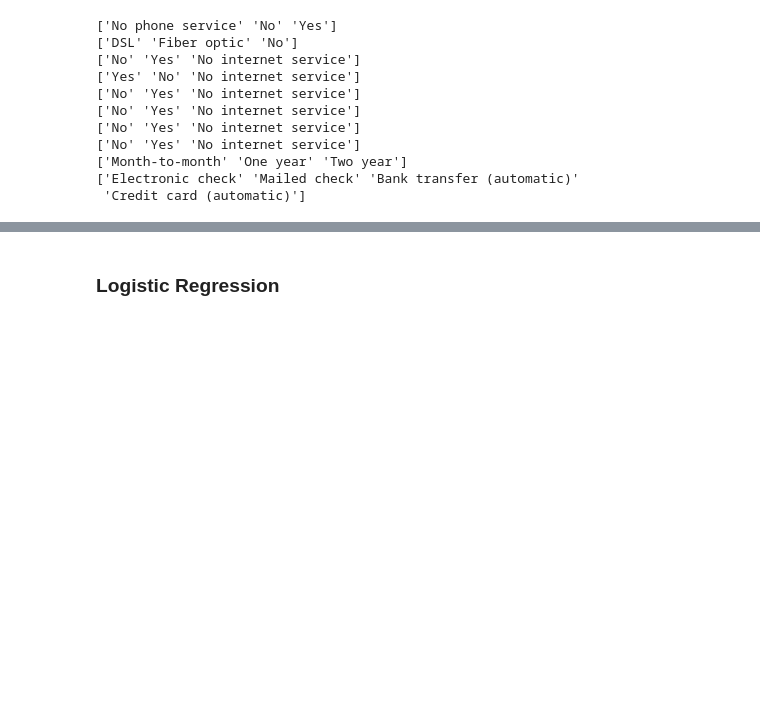
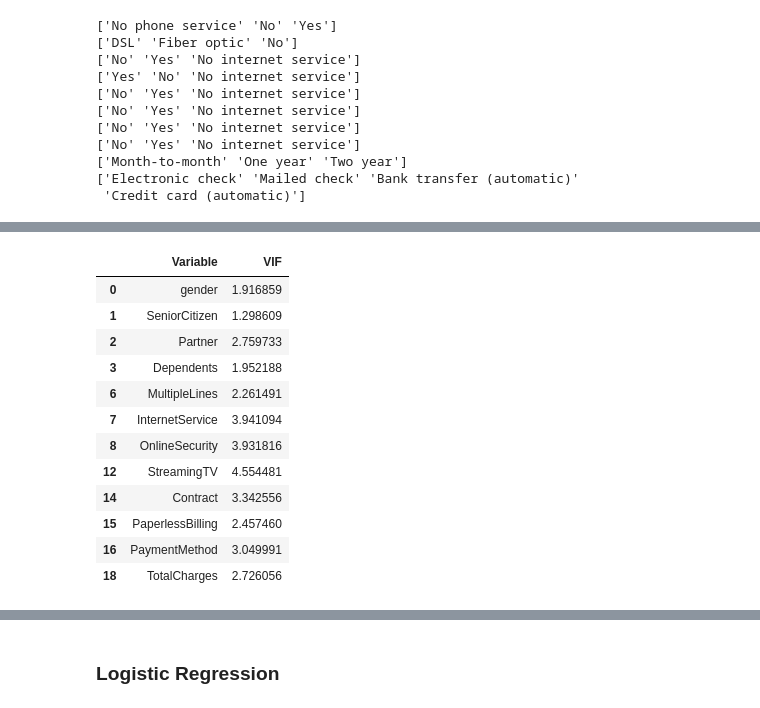
Before and after one commit to yn785/Telco-Churn, a Jupyter notebook: churn.ipynb, the cells around one changed output, grey strips where cells are left out. Drawn from its saved outputs; the diff is of its cells as text; code cells hidden in the pictures; blank space fills up the shorter version.

```diff
--- a/churn.ipynb
+++ b/churn.ipynb
@@ -112 +142,32 @@ churn_data
+# %%
+def calc_vif(X):
+    numeric_data = X.select_dtypes(include=[np.number])
+    # Calculating VIF
+    vif = pd.DataFrame()
+    vif["Variable"] = X.columns
+    vif["VIF"] = [variance_inflation_factor(X.values, i) for i in range(X.shape[1])]
+
+    while vif['VIF'].max() >= 5:
+        max_vif_index = vif['VIF'].idxmax()
+        max_vif_variable = vif.loc[max_vif_index, 'Variable']
+        X = X.drop(columns=[max_vif_variable])
+        vif = vif.drop(index=max_vif_index)
+        vif["VIF"] = [variance_inflation_factor(X.values, i) for i in range(X.shape[1])]
+
+    return vif
+calc_vif(churn_data.iloc[:, 1:-1])
+# %% [output]
+|  | Variable | VIF |
+| 0 | gender | 1.916859 |
+| 1 | SeniorCitizen | 1.298609 |
+| 2 | Partner | 2.759733 |
+| 3 | Dependents | 1.952188 |
+| 6 | MultipleLines | 2.261491 |
+| 7 | InternetService | 3.941094 |
+| 8 | OnlineSecurity | 3.931816 |
+| 12 | StreamingTV | 4.554481 |
+| 14 | Contract | 3.342556 |
+| 15 | PaperlessBilling | 2.457460 |
+| 16 | PaymentMethod | 3.049991 |
+| 18 | TotalCharges | 2.726056 |
 # %%
```
Also changed, not shown: parts of 15 cells of this notebook.
